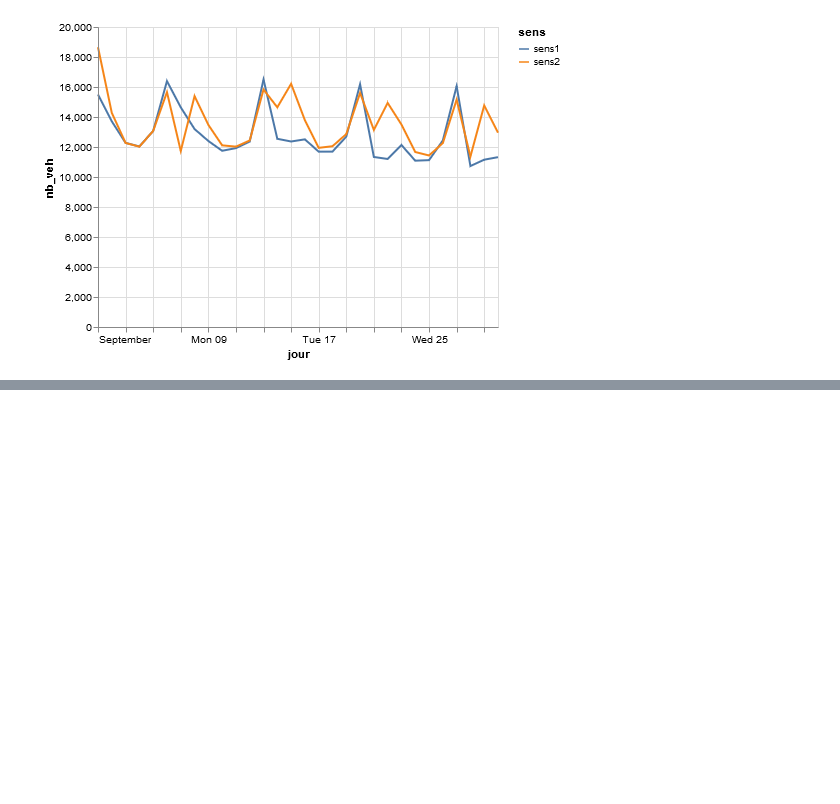
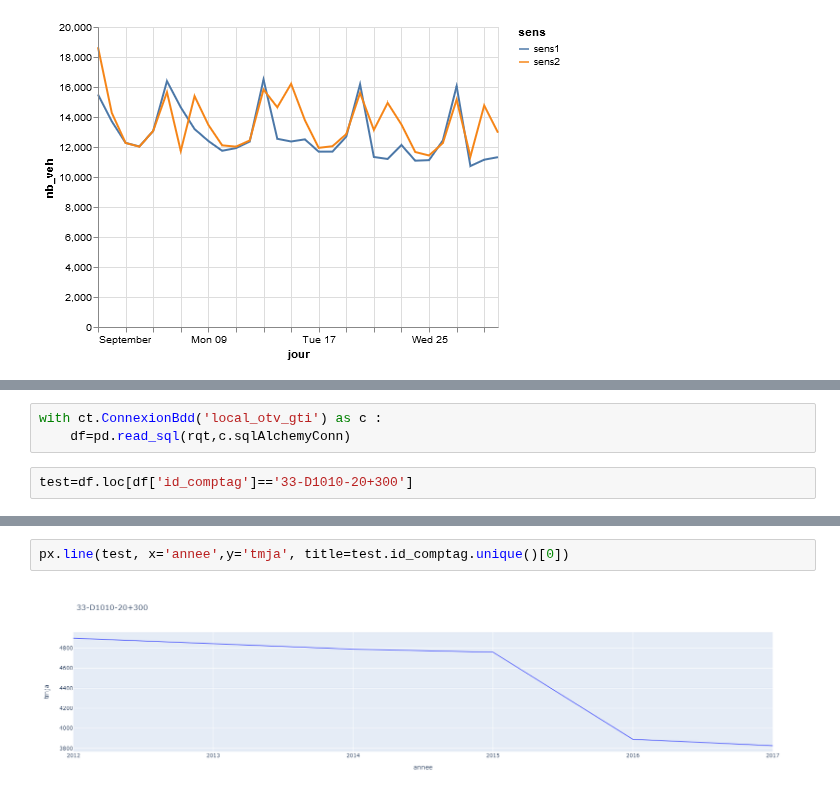
Before and after one commit to nantodevison/otv, a Jupyter notebook: otv/Transfert_Donnees/Graph_trafics.ipynb, the cells around one changed output, grey strips where cells are left out. Drawn from its saved outputs; the diff is of its cells as text; blank space fills up the shorter version.

Commit message:
creation de graph de trafic evolutions

```diff
--- a/otv/Transfert_Donnees/Graph_trafics.ipynb
+++ b/otv/Transfert_Donnees/Graph_trafics.ipynb
@@ -86,0 +157,5 @@ dh.graph2SensParJour(dicoCptok['19-A20-229+500'])
+# %%
+with ct.ConnexionBdd('local_otv_gti') as c :
+    df=pd.read_sql(rqt,c.sqlAlchemyConn)
+# %%
+test=df.loc[df['id_comptag']=='33-D1010-20+300']
@@ -86,0 +171,4 @@ dh.graph2SensParJour(dicoCptok['19-A20-229+500'])
+# %%
+px.line(test, x='annee',y='tmja', title=test.id_comptag.unique()[0])
+# %% [output]
+[figure, added]
```
Also changed, not shown: parts of 9 cells of this notebook.
